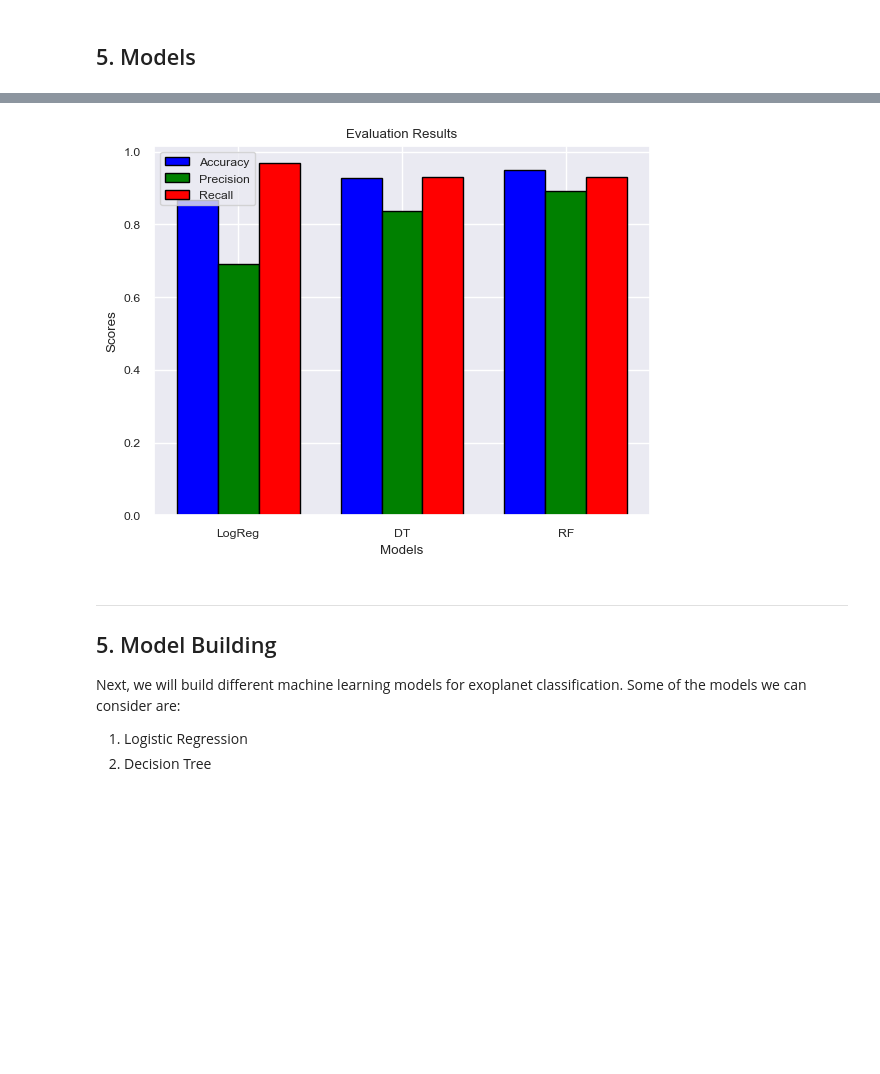
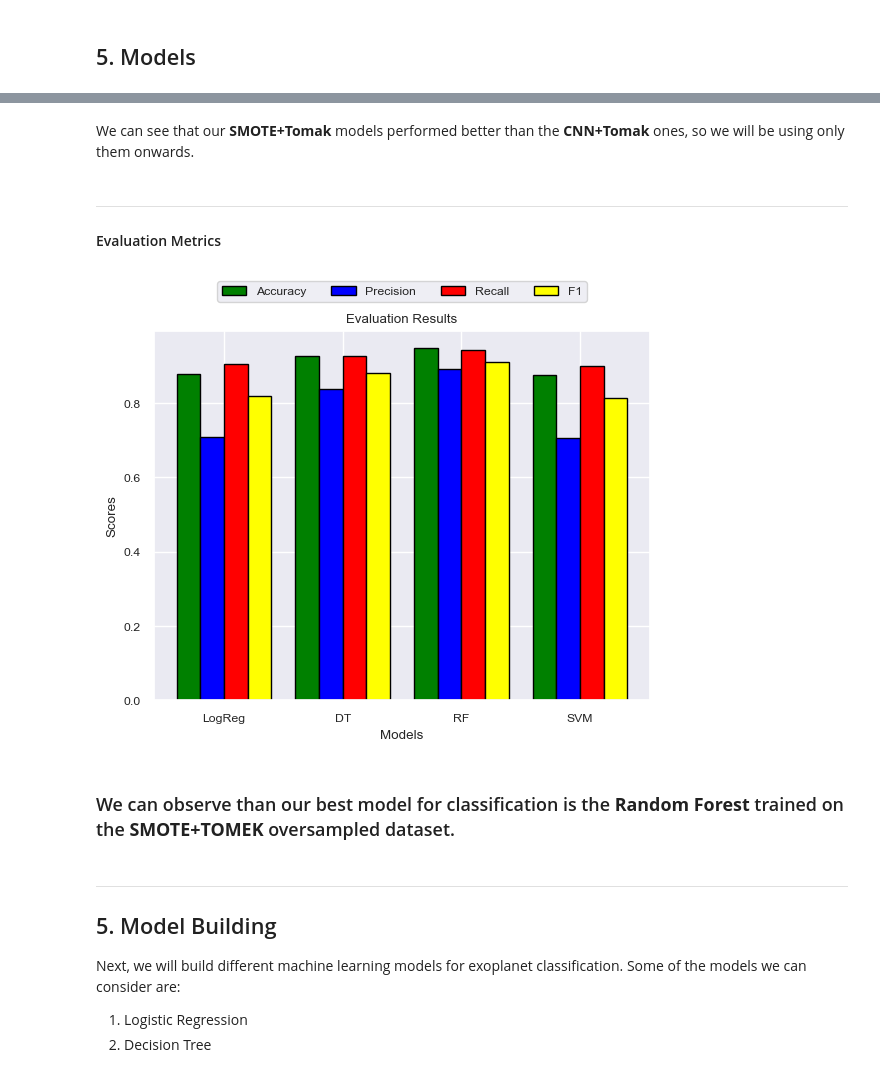
Before and after one commit to Nart-Tehaucha/Data_Science-Lab-Exoplanets, a Jupyter notebook: temp_notebook.ipynb, the cells around one changed output, grey strips where cells are left out. Cells and saved outputs as stored; diff of their text form; code cells hidden in the pictures; blank space fills up the shorter version.

Commit message:
Added CNN+tomek undersampling, added SVM to models

```diff
--- a/temp_notebook.ipynb
+++ b/temp_notebook.ipynb
@@ -676 +739,4 @@ print([logreg_accuracy,logreg_precision,logreg_recall,logreg_roc])
+# %%
+logreg_os_res = eval_logreg(X_train_os, y_train_os, X_test_os, y_test)
+logreg_us_res = eval_logreg(X_train_us, y_train_us, X_test_us, y_test)
 # %%
@@ -688 +759,4 @@ dt_recall = recall_score(y_test, dt_predictions)
+# %%
+dt_os_res = eval_dt(X_train_os, y_train_os, X_test_os, y_test)
+dt_us_res = eval_dt(X_train_us, y_train_us, X_test_us, y_test)
 # %%
@@ -736,0 +779,3 @@ plt.show()
+# %%
+rf_os_res = eval_rf(X_train_os, y_train_os, X_test_os, y_test)
+rf_us_res = eval_rf(X_train_us, y_train_us, X_test_us, y_test)
@@ -736,0 +810,3 @@ plt.show()
+# %%
+svm_os_res = eval_svm(X_train_os, y_train_os, X_test_os, y_test)
+svm_us_res = eval_svm(X_train_us, y_train_us, X_test_us, y_test)
@@ -737,46 +875,57 @@ plt.show()
+# %% [markdown]
+We can see that our **SMOTE+Tomak** models performed better than the **CNN+Tomak** ones, so we will be using only them onwards.
+# %% [markdown]
+***
+#### Evaluation Metrics
 # %%
 import matplotlib.pyplot as plt
 
 # Evaluation results for each model
 
-accuracy = [logreg_accuracy, dt_accuracy, rf_accuracy]
-precision = [logreg_precision, dt_precision, rf_precision]
-recall = [logreg_recall, dt_recall, rf_recall]
+accuracy = [logreg_os_res[0], dt_os_res[0], rf_os_res[0], svm_os_res[0]]
+precision = [logreg_os_res[1], dt_os_res[1], rf_os_res[1], svm_os_res[1]]
+recall = [logreg_os_res[3], dt_os_res[3], rf_os_res[3], svm_os_res[3]]
+f1 = [logreg_os_res[4], dt_os_res[4], rf_os_res[4], svm_os_res[4]]
 
 # Model names
-models = ['LogReg', 'DT', 'RF']
+models = ['LogReg', 'DT', 'RF', 'SVM']
 
 # Set the width of the bars
 bar_width = 0.25
 
-# Set the positions of the bars on the x-axis
-r1 = range(len(accuracy))
-r2 = [x + bar_width for x in r1]
-r3 = [x + bar_width for x in r2]
+# Define the positions of the bars on the x-axis
+x = np.arange(len(models))
 
-# Create the bar plot
-plt.bar(r1, accuracy, color='blue', width=bar_width, edgecolor='black', label='Accuracy')
-plt.bar(r2, precision, color='green', width=bar_width, edgecolor='black', label='Precision')
-plt.bar(r3, recall, color='red', width=bar_width, edgecolor='black', label='Recall')
+# Set the width of each bar and the separation between models
+bar_width = 0.2
+bar_separation = 0.1
+
+# Create the bar plot for each metric
+plt.bar(x - 2*bar_width - bar_separation, accuracy, width=bar_width, label='Accuracy', color='green', edgecolor='black')
+plt.bar(x - bar_width - bar_separation, precision, width=bar_width, label='Precision', color='blue', edgecolor='black')
+plt.bar(x - bar_separation, recall, width=bar_width, label='Recall', color='red', edgecolor='black')
+plt.bar(x + bar_width - bar_separation, f1, width=bar_width, label='F1', color='yellow', edgecolor='black')
 
 
 # Add x-axis labels
 plt.xlabel('Models')
 plt.ylabel('Scores')
 
 # Add y-axis label
 plt.title('Evaluation Results')
 
 # Add x-axis tick labels
-plt.xticks([r + bar_width for r in range(len(accuracy))], models)
+plt.xticks(x - bar_width / 2 - bar_separation, models)
 
 # Add a legend
-plt.legend()
+plt.legend(loc='upper center', bbox_to_anchor=(0.5, 1.15), ncol=4)
 
 # Display the plot
 plt.show()
 # %% [output]
-[figure, old version]
+[figure, new version]
+# %% [markdown]
+### We can observe than our best model for classification is the **Random Forest** trained on the **SMOTE+TOMEK** oversampled dataset.
 # %% [markdown]
 ------------------------------------------------------------------------------------------------------
 
```
Also changed, not shown: parts of 27 cells of this notebook, 1 other file.
